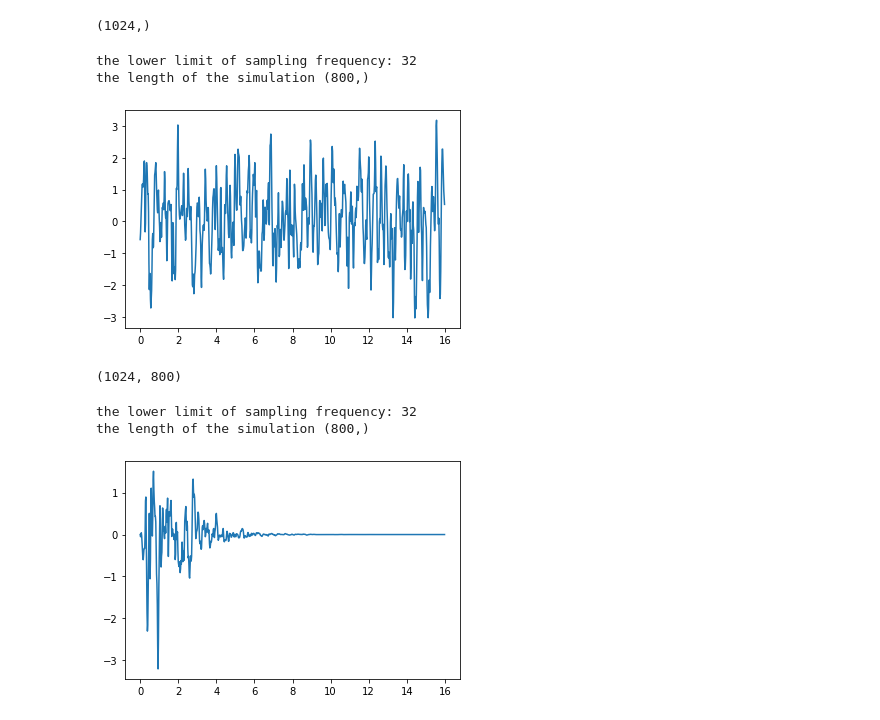
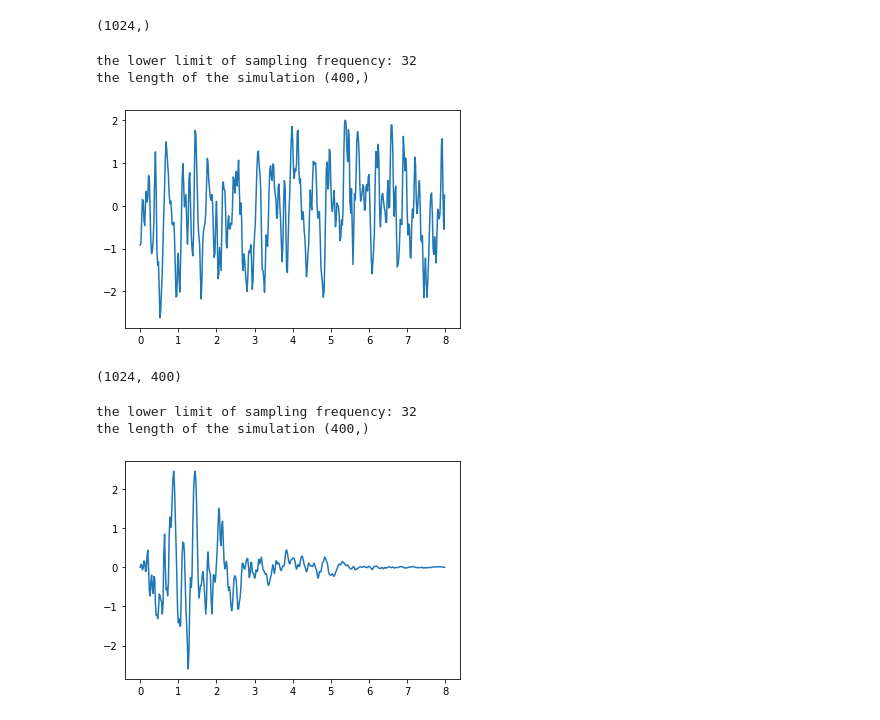
Before and after one commit to leslieDLcy/KTnSRM, a Jupyter notebook: illustration.ipynb, the cells around one changed output. Drawn from its saved outputs; the diff is of its cells as text; code cells hidden in the pictures.

```diff
--- a/illustration.ipynb
+++ b/illustration.ipynb
@@ -5,7 +5,7 @@ from SpecRep import SRM, getSww_from_a_model
 import numpy as np
 import matplotlib.pyplot as plt
 # %%
-a_simu_instance = SRM(wu=100, N1=1024, fs=50, duration=16)
+a_simu_instance = SRM(wu=100, N1=1024, fs=50, duration=8)
 # %%
 # Take a look at the shape
 print("the shape of the w axis:", a_simu_instance.w_axis_4simu.shape)
@@ -63,17 +63,17 @@ Sww.shape
 sta_KT_simulation_amp = a_simu_instance.SpecRepsentation(Sww, plot='y')
 # %% [output]
 the lower limit of sampling frequency: 32
-the length of the simulation (800,)
+the length of the simulation (400,)
-[figure, old version]
+[figure, new version]
 # %%
-S_nonsta_spectra = nonsta_model(a_simu_instance.w_axis_4simu, a_simu_instance.t_axis_4simu)
+Swt_spectra = nonsta_model(a_simu_instance.w_axis_4simu, a_simu_instance.t_axis_4simu)
 # %%
-S_nonsta_spectra.shape
+Swt_spectra.shape
 # %% [output]
-(1024, 800)
+(1024, 400)
 # %%
-a_nonsta_simulation = a_simu_instance.SpecRepsentation(S_nonsta_spectra, plot='y')
+a_nonsta_simulation = a_simu_instance.SpecRepsentation(Swt_spectra, plot='y')
 # %% [output]
 the lower limit of sampling frequency: 32
-the length of the simulation (800,)
+the length of the simulation (400,)
-[figure, old version]
+[figure, new version]
```
Also changed, not shown: parts of 6 cells of this notebook, 4 other files.
